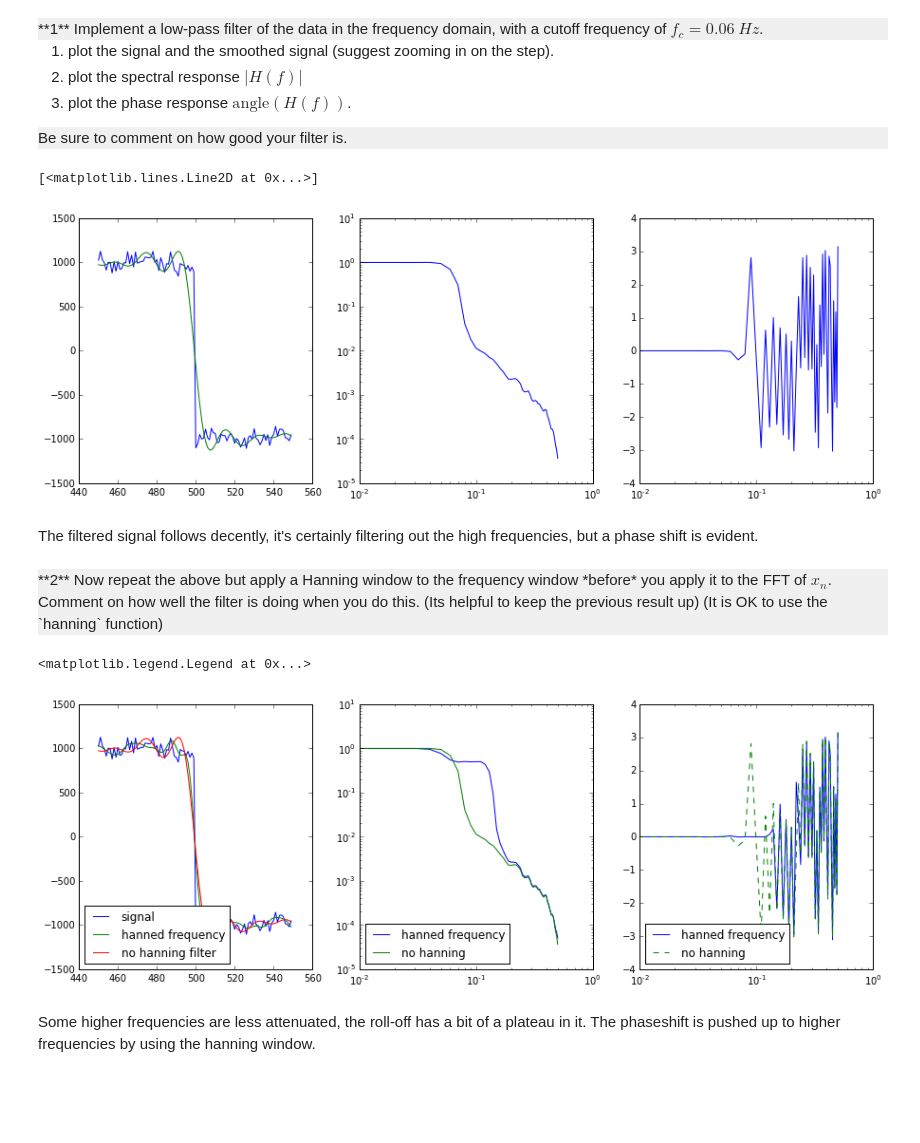
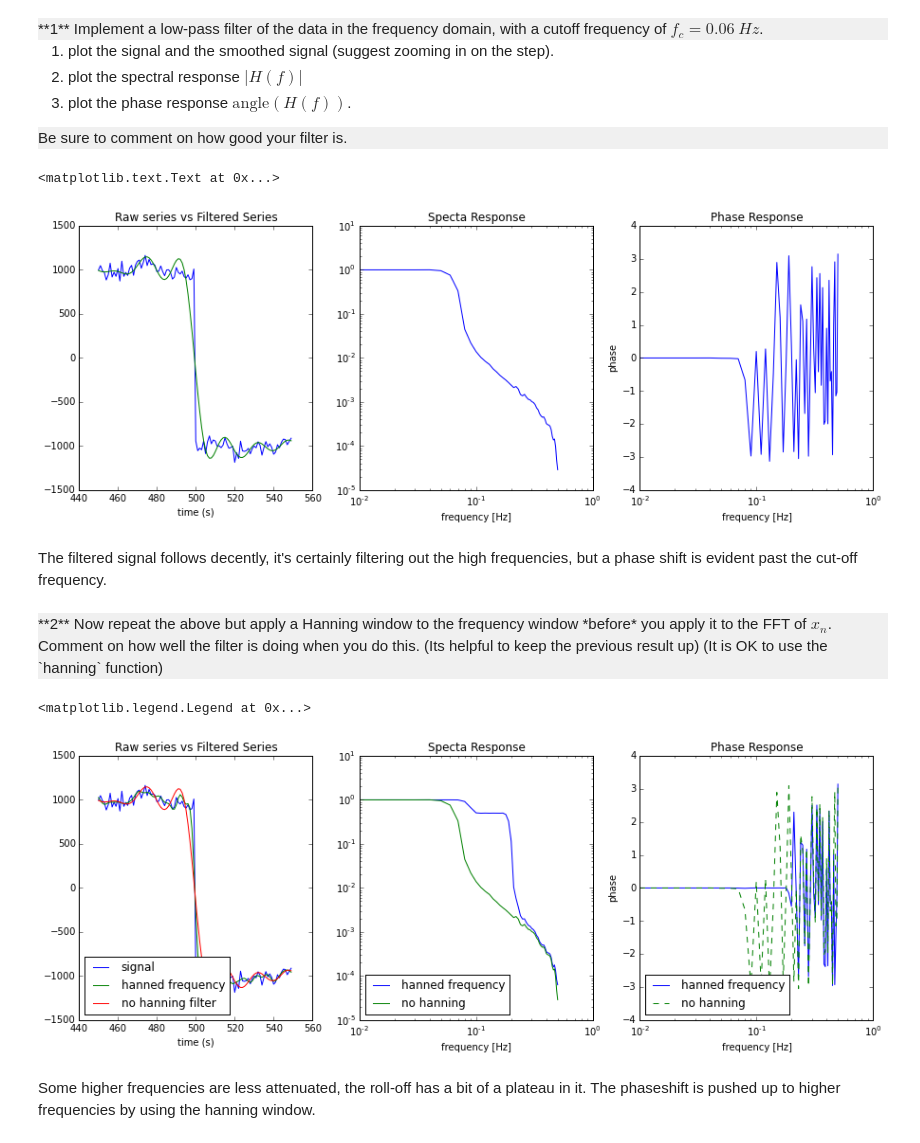
Before and after one commit to mpgriff/P411Assignments, a Jupyter notebook: p411a7-mattgriffiths.ipynb, the cells around one changed output. Saved outputs shown, nothing was run; the diff lists cells and outputs as text; code cells hidden in the pictures; blank space fills up the shorter version.

```diff
--- a/p411a7-mattgriffiths.ipynb
+++ b/p411a7-mattgriffiths.ipynb
@@ -47,32 +44,39 @@ Be sure to comment on how good your filter is.
 # %%
 X1 = np.fft.fft(xn)
 N1 = np.shape(xn)[0]
 f1 = np.linspace(0,1./dt,N)
 
 X1[(f1>0.06) & (f1<(1./dt-0.06))] = 1.e-15
 y1 = np.real(np.fft.ifft(X1))+np.mean(xn)
 
 Gyy1, ff = mlab.psd(y1, Fs=1, NFFT=100, noverlap=50)
 Gxx1, ff = mlab.psd(xn, Fs=1, NFFT=100, noverlap=50)
 Gxy1, ff1 = mlab.csd(xn, y1, Fs=1, NFFT=100, noverlap=50)
 H1 = np.sqrt(Gyy1/Gxx1)
 angH1 = np.angle(Gxy1)
 
 plt.figure(figsize=(15, 5))
 ax1 = plt.subplot(1,3,1);
 ax1.plot(t[450:550], xn[450:550])
 ax1.plot(t[450:550], y1[450:550])
+ax1.set_xlabel('time (s)')
+ax1.set_title('Raw series vs Filtered Series')
 
 ax2 = plt.subplot(1,3,2)
 ax2.loglog(ff, H1)
+ax2.set_xlabel('frequency [Hz]')
+ax2.set_title('Specta Response')
 
 ax3 = plt.subplot(1,3,3)
 ax3.semilogx(ff, angH1)
+ax3.set_xlabel('frequency [Hz]')
+ax3.set_ylabel('phase')
+ax3.set_title('Phase Response')
 # %% [output]
-[<matplotlib.lines.Line2D at 0x...>]
+<matplotlib.text.Text at 0x...>
-[figure, old version]
+[figure, new version]
 # %% [markdown]
-The filtered signal follows decently, it's certainly filtering out the high frequencies, but a phase shift is evident.
+The filtered signal follows decently, it's certainly filtering out the high frequencies, but a phase shift is evident past the cut-off frequency.
 # %% [markdown]
 <div style='background:#F0F0F0'>**2** Now repeat the above but apply a Hanning window to the frequency window *before* you apply it to the FFT of $x_n$.  Comment on how well the filter is doing when you do this.  (Its helpful to keep the previous result up)  (It is OK to use the `hanning` function)
 </div>
@@ -84,11 +88,12 @@ hwin = np.hanning(f.size)
 fhwin = f*hwin
 
 X2[(fhwin>0.06) & (fhwin<(1./dt-0.06))] = 1.e-15
-y2 = np.real(np.fft.ifft(X))+np.mean(xn)
+y2 = np.real(np.fft.ifft(X2))+np.mean(xn)
 
 Gyy2, ff = mlab.psd(y2, Fs=1, NFFT=100, noverlap=50)
+Gxx2, ff = mlab.psd(xn, Fs=1, NFFT=100, noverlap=50)
 Gxy2, ff2 = mlab.csd(xn, y2, Fs=1, NFFT=100, noverlap=50)
-H2 = np.sqrt(Gyy2/Gxx)
+H2 = np.sqrt(Gyy2/Gxx2)
 angH2 = np.angle(Gxy2)
 
 plt.figure(figsize=(15, 5))
@@ -96,21 +101,28 @@ ax1 = plt.subplot(1,3,1);
 ax1.plot(t[450:550], xn[450:550], label='signal')
 ax1.plot(t[450:550], y2[450:550], label='hanned frequency')
 ax1.plot(t[450:550], y1[450:550], label='no hanning filter')
+ax1.set_xlabel('time (s)')
+ax1.set_title('Raw series vs Filtered Series')
 ax1.legend(loc=3)
 
 
 ax2 = plt.subplot(1,3,2)
 ax2.loglog(ff2, H2, label='hanned frequency')
 ax2.loglog(ff1, H1, label='no hanning')
+ax2.set_xlabel('frequency [Hz]')
+ax2.set_title('Specta Response')
 ax2.legend(loc=3)
 
 ax3 = plt.subplot(1,3,3)
 ax3.semilogx(ff, angH2, label='hanned frequency')
 ax3.semilogx(ff, angH1, 'g--', label='no hanning')
+ax3.set_xlabel('frequency [Hz]')
+ax3.set_ylabel('phase')
+ax3.set_title('Phase Response')
 ax3.legend(loc=3)
 # %% [output]
 <matplotlib.legend.Legend at 0x...>
-[figure, old version]
+[figure, new version]
 # %% [markdown]
 Some higher frequencies are less attenuated, the roll-off has a bit of a plateau in it. The phaseshift is pushed up to higher frequencies by using the hanning window.
 # %% [markdown]
```
Also changed, not shown: parts of 7 cells of this notebook.
